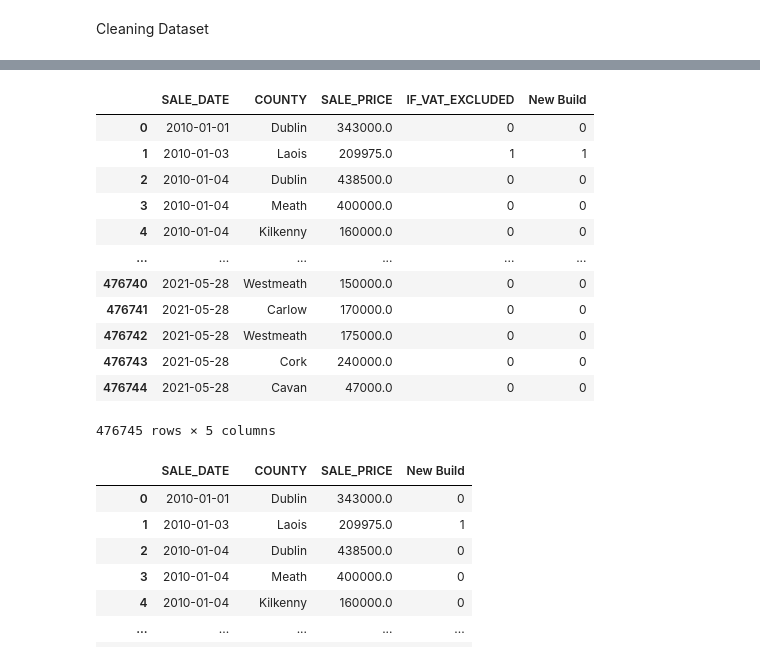
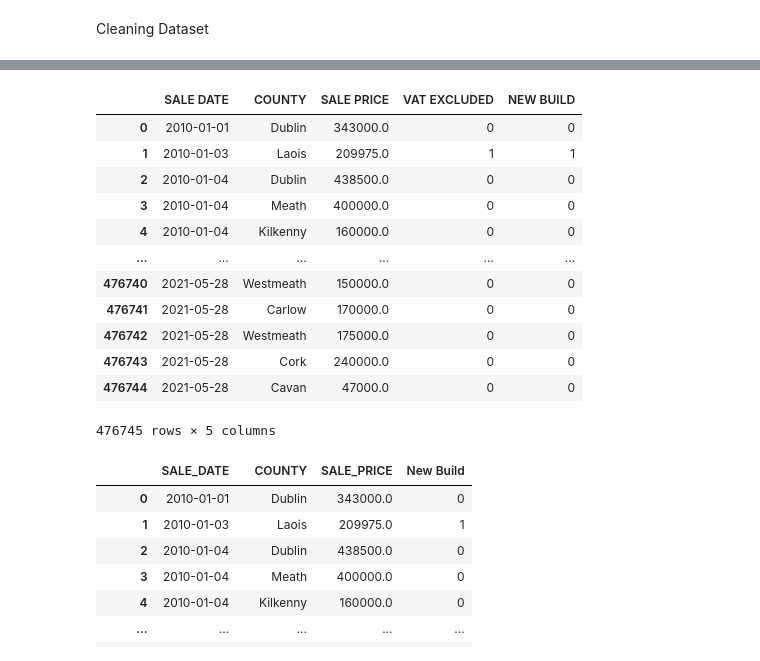
Before and after one commit to liamdkn/DataScience, a Jupyter notebook: RTB Ireland Rent Analysis/rent-analysis.ipynb, the cells around one changed output, grey strips where cells are left out. Cells and saved outputs as stored; diff of their text form; code cells hidden in the pictures.

```diff
--- a/RTB Ireland Rent Analysis/rent-analysis.ipynb
+++ b/RTB Ireland Rent Analysis/rent-analysis.ipynb
@@ -95,0 +50,5 @@ df = df.rename(columns={'PROPERTY_DESC': 'New Build'})
+# %%
+propertyPrice_df = propertyPrice_df.dropna() #drop any rows that contain a null value.
+# %%
+propertyPrice_df.rename(columns = {'SALE_DATE':'SALE DATE', 'SALE_PRICE':'SALE PRICE',
+                              'IF_VAT_EXCLUDED':'VAT EXCLUDED', 'PROPERTY_DESC': 'NEW BUILD' }, inplace = True)
@@ -95,0 +58,4 @@ df = df.rename(columns={'PROPERTY_DESC': 'New Build'})
+# %%
+propertyPrice_df.loc[propertyPrice_df['VAT EXCLUDED'] == 1, 'SALE PRICE'] *= 1.135
+
+propertyPrice_df
@@ -96,10 +76,11 @@ df = df.rename(columns={'PROPERTY_DESC': 'New Build'})
 # %%
-df.loc[df['New Build'] == 'New Dwelling house /Apartment', 'New Build'] = '1'
-df.loc[df['New Build'] == 'Second-Hand Dwelling house /Apartment', 'New Build'] = '0'
+propertyPrice_df.loc[propertyPrice_df['NEW BUILD'] == 'New Dwelling house /Apartment', 'NEW BUILD'] = '1'
+propertyPrice_df.loc[propertyPrice_df['NEW BUILD'] == 'Second-Hand Dwelling house /Apartment', 'NEW BUILD'] = '0'
 
-df
+
+propertyPrice_df
 # %% [output]
-|  | SALE_DATE | COUNTY | SALE_PRICE | IF_VAT_EXCLUDED | New Build |
+|  | SALE DATE | COUNTY | SALE PRICE | VAT EXCLUDED | NEW BUILD |
 | 0 | 2010-01-01 | Dublin | 343000.0 | 0 | 0 |
 | 1 | 2010-01-03 | Laois | 209975.0 | 1 | 1 |
 | 2 | 2010-01-04 | Dublin | 438500.0 | 0 | 0 |
```
Also changed, not shown: parts of 13 cells of this notebook.
